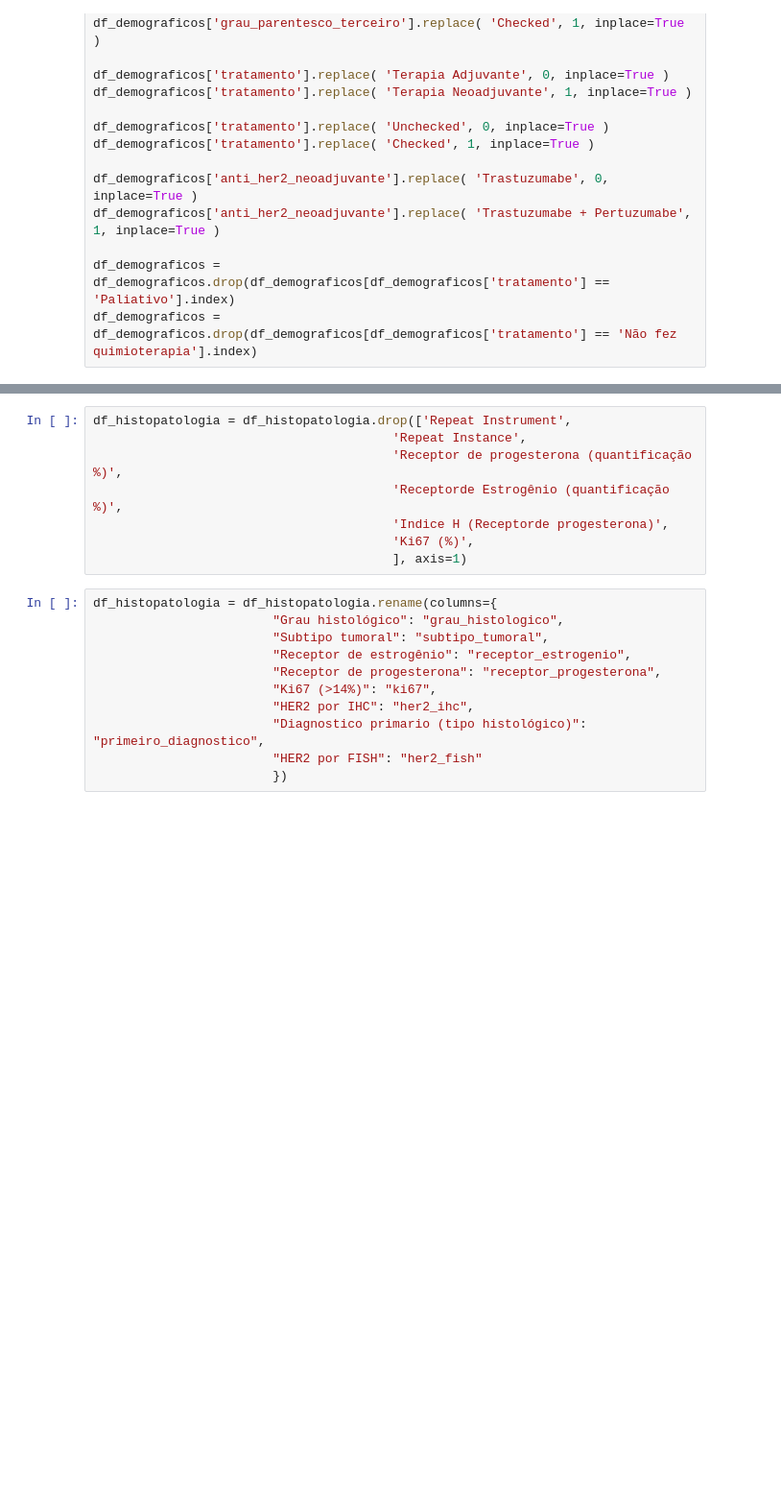
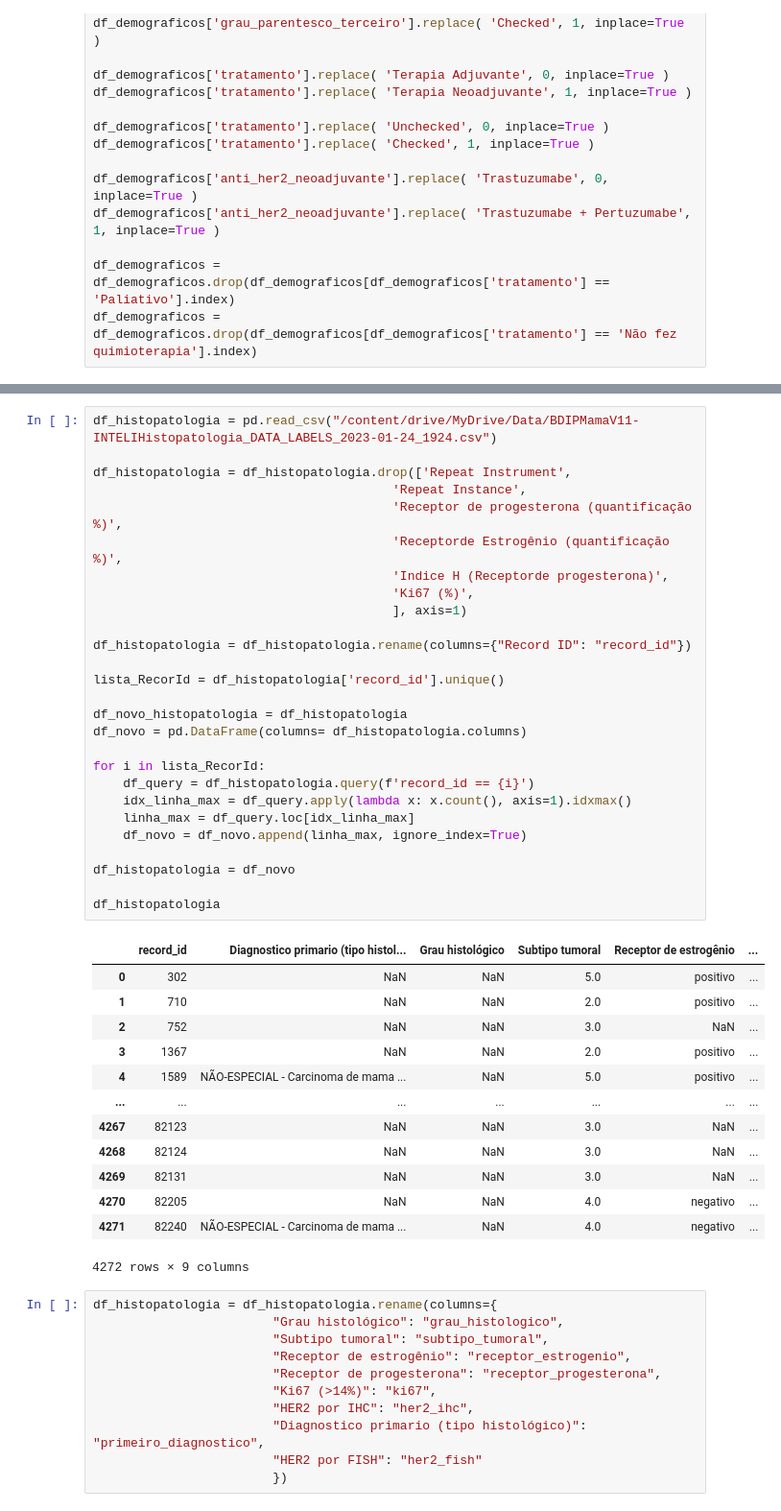
Before and after one commit to 2023M3T5-Inteli/grupo1, a Jupyter notebook: notebooks/Genesis.ipynb, the cells around one changed output, grey strips where cells are left out. Shown at 96% size. Saved outputs shown, nothing was run; the diff lists cells and outputs as text; blank space fills up the shorter version.

```diff
--- a/notebooks/Genesis.ipynb
+++ b/notebooks/Genesis.ipynb
@@ -271,12 +273,45 @@ df_demograficos
 4177 rows × 33 columns
-# %%
-df_histopatologia = df_histopatologia.drop(['Repeat Instrument',
-                                        'Repeat Instance',
-                                        'Receptor de progesterona (quantificação %)',
-                                        'Receptorde Estrogênio (quantificação %)',
-                                        'Indice H (Receptorde progesterona)',
-                                        'Ki67 (%)',
-                                        ], axis=1)
+# %%
+df_histopatologia = pd.read_csv("/content/drive/MyDrive/Data/BDIPMamaV11-INTELIHistopatologia_DATA_LABELS_2023-01-24_1924.csv")
+
+df_histopatologia = df_histopatologia.drop(['Repeat Instrument',
+                                        'Repeat Instance',
+                                        'Receptor de progesterona (quantificação %)',
+                                        'Receptorde Estrogênio (quantificação %)',
+                                        'Indice H (Receptorde progesterona)',
+                                        'Ki67 (%)',
+                                        ], axis=1)
+
+df_histopatologia = df_histopatologia.rename(columns={"Record ID": "record_id"})
+
+lista_RecorId = df_histopatologia['record_id'].unique()
+
+df_novo_histopatologia = df_histopatologia
+df_novo = pd.DataFrame(columns= df_histopatologia.columns)
+
+for i in lista_RecorId:
+    df_query = df_histopatologia.query(f'record_id == {i}')
+    idx_linha_max = df_query.apply(lambda x: x.count(), axis=1).idxmax()
+    linha_max = df_query.loc[idx_linha_max]
+    df_novo = df_novo.append(linha_max, ignore_index=True)
+
+df_histopatologia = df_novo
+
+df_histopatologia
+# %% [output]
+|  | record_id | Diagnostico primario (tipo histol... | Grau histológico | Subtipo tumoral | Receptor de estrogênio | ... |
+| 0 | 302 | NaN | NaN | 5.0 | positivo | ... |
+| 1 | 710 | NaN | NaN | 2.0 | positivo | ... |
+| 2 | 752 | NaN | NaN | 3.0 | NaN | ... |
+| 3 | 1367 | NaN | NaN | 2.0 | positivo | ... |
+| 4 | 1589 | NÃO-ESPECIAL - Carcinoma de mama ... | NaN | 5.0 | positivo | ... |
+| ... | ... | ... | ... | ... | ... | ... |
+| 4267 | 82123 | NaN | NaN | 3.0 | NaN | ... |
+| 4268 | 82124 | NaN | NaN | 3.0 | NaN | ... |
+| 4269 | 82131 | NaN | NaN | 3.0 | NaN | ... |
+| 4270 | 82205 | NaN | NaN | 4.0 | negativo | ... |
+| 4271 | 82240 | NÃO-ESPECIAL - Carcinoma de mama ... | NaN | 4.0 | negativo | ... |
+4272 rows × 9 columns
 # %%
 df_histopatologia = df_histopatologia.rename(columns={
                         "Grau histológico": "grau_histologico",
```
Also changed, not shown: parts of 5 cells of this notebook.
